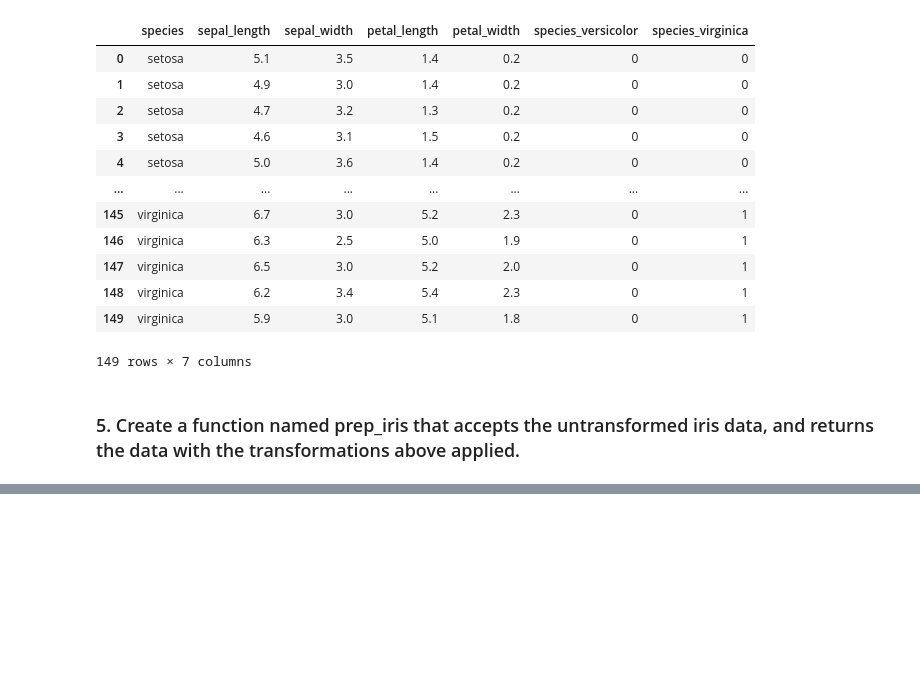
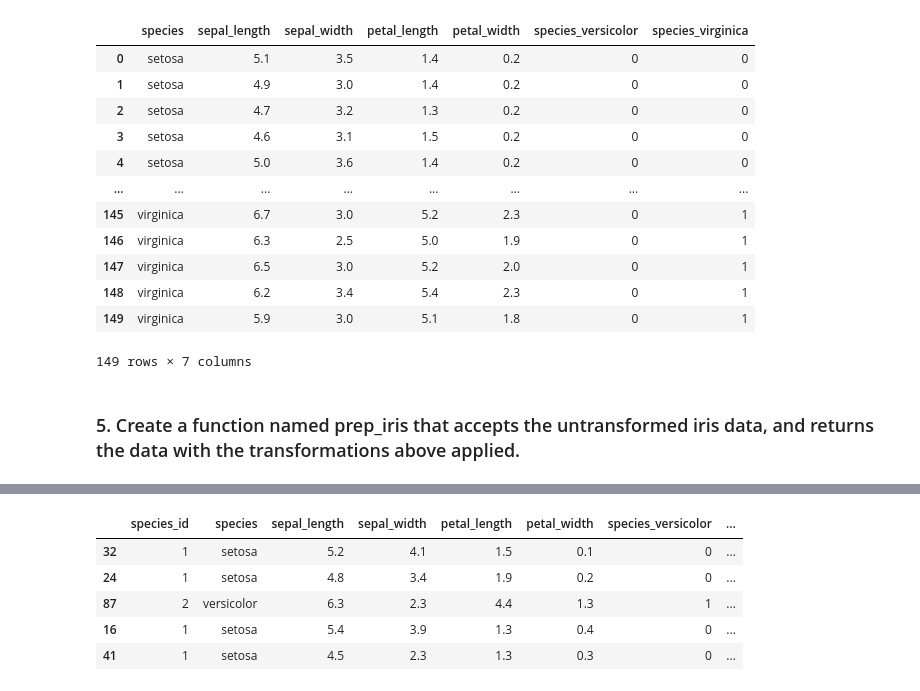
Before and after one commit to segovialori/classification_exercises, a Jupyter notebook: classification_exercises.ipynb, the cells around one changed output, grey strips where cells are left out. Saved outputs shown, nothing was run; the diff lists cells and outputs as text; code cells hidden in the pictures; blank space fills up the shorter version.

```diff
--- a/classification_exercises.ipynb
+++ b/classification_exercises.ipynb
@@ -425,0 +419,3 @@ iris.head(3)
+# %%
+#start from scratch:
+df = acquire.get_iris_data()
@@ -425,0 +431,11 @@ iris.head(3)
+# %%
+train, validate, test = prepare.prep_iris(df)
+# %%
+train.head()
+# %% [output]
+|  | species_id | species | sepal_length | sepal_width | petal_length | petal_width | species_versicolor | ... |
+| 32 | 1 | setosa | 5.2 | 4.1 | 1.5 | 0.1 | 0 | ... |
+| 24 | 1 | setosa | 4.8 | 3.4 | 1.9 | 0.2 | 0 | ... |
+| 87 | 2 | versicolor | 6.3 | 2.3 | 4.4 | 1.3 | 1 | ... |
+| 16 | 1 | setosa | 5.4 | 3.9 | 1.3 | 0.4 | 0 | ... |
+| 41 | 1 | setosa | 4.5 | 2.3 | 1.3 | 0.3 | 0 | ... |
```
Also changed, not shown: parts of 12 cells of this notebook, 1 other file.
